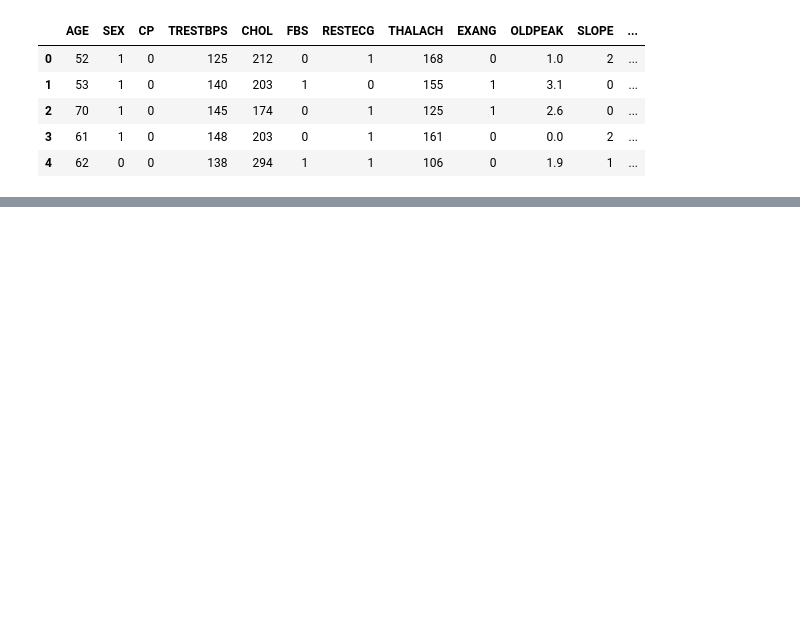
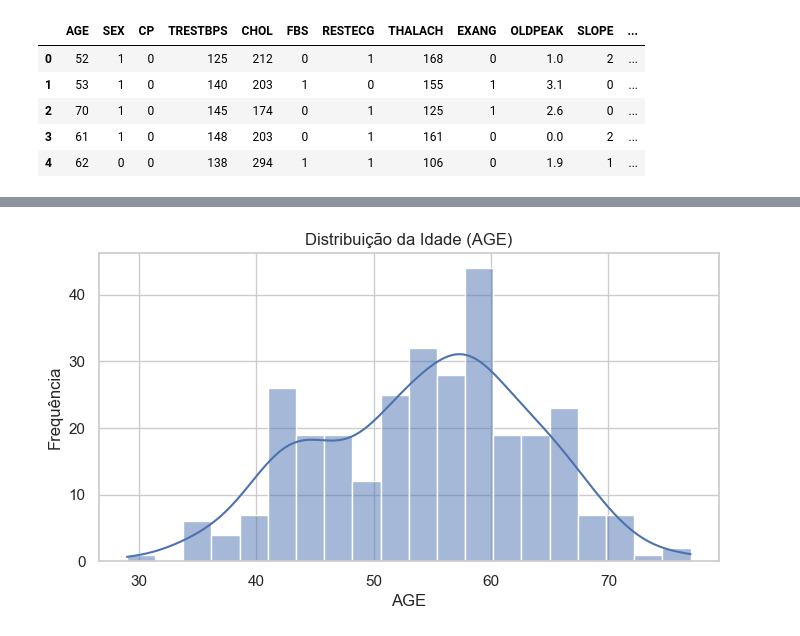
Before and after one commit to emanusousa/machine-learning-project, a Jupyter notebook: notebooks/heart.ipynb, the cells around one changed output, grey strips where cells are left out. Cells and saved outputs as stored; diff of their text form; code cells hidden in the pictures; blank space fills up the shorter version.

```diff
--- a/notebooks/heart.ipynb
+++ b/notebooks/heart.ipynb
@@ -46,0 +130,28 @@ df.head()
+# %%
+# REMOÇÃO DE DUPLICATAS
+df = df.drop_duplicates()
+
+# CHECAGEM DE NULOS
+print("NULOS POR COLUNA ANTES DA LIMPEZA:")
+print(df.isna().sum())
+
+# REMOÇÃO/APROXIMAÇÃO DE VALORES INVÁLIDOS, SEGUINDO O ESPÍRITO DO ARTIGO
+
+# 1) TRESTBPS: REMOVER VALORES MUITO BAIXOS (< 80)
+df = df[df['TRESTBPS'] >= 80]
+
+# 2) CHOL: MANTER EM INTERVALO CLÍNICO PLAUSÍVEL (100 A 450)
+df = df[(df['CHOL'] >= 100) & (df['CHOL'] <= 450)]
+
+# 3) OLDPEAK: REMOVER VALORES NEGATIVOS
+df = df[df['OLDPEAK'] >= 0]
+
+# 4) SUBSTITUIR CHOL = 0 PELA MEDIANA
+CHOL_MEDIANA = df['CHOL'].median()
+df['CHOL'] = df['CHOL'].replace(0, CHOL_MEDIANA)
+
+print("\nESTATÍSTICAS APÓS LIMPEZA:")
+display(df[NUMERIC_COLS].describe())
+
+print("\nNULOS POR COLUNA APÓS LIMPEZA:")
+print(df.isna().sum())
@@ -46,0 +205,9 @@ df.head()
+# %%
+from sklearn.preprocessing import LabelEncoder
+
+LE = LabelEncoder()
+
+for COL in CATEGORICAL_COLS:
+    df[COL] = LE.fit_transform(df[COL])
+
+df.head()
@@ -46,0 +426,9 @@ df.head()
+# %%
+plt.figure(figsize=(8, 4))
+sns.histplot(data=df, x="AGE", kde=True, bins=20)
+plt.title("Distribuição da Idade (AGE)")
+plt.xlabel("AGE")
+plt.ylabel("Frequência")
+plt.show()
+# %% [output]
+[figure, added]
```
Also changed, not shown: parts of 27 cells of this notebook.
